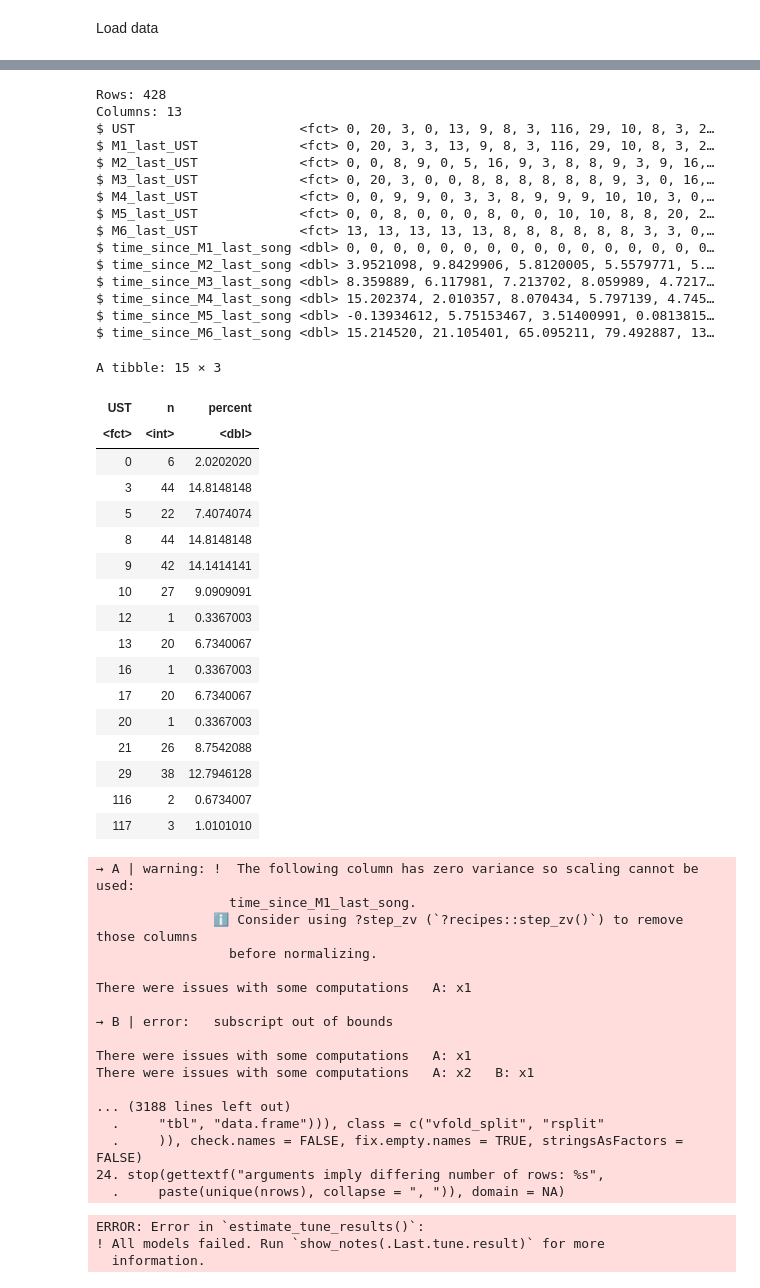
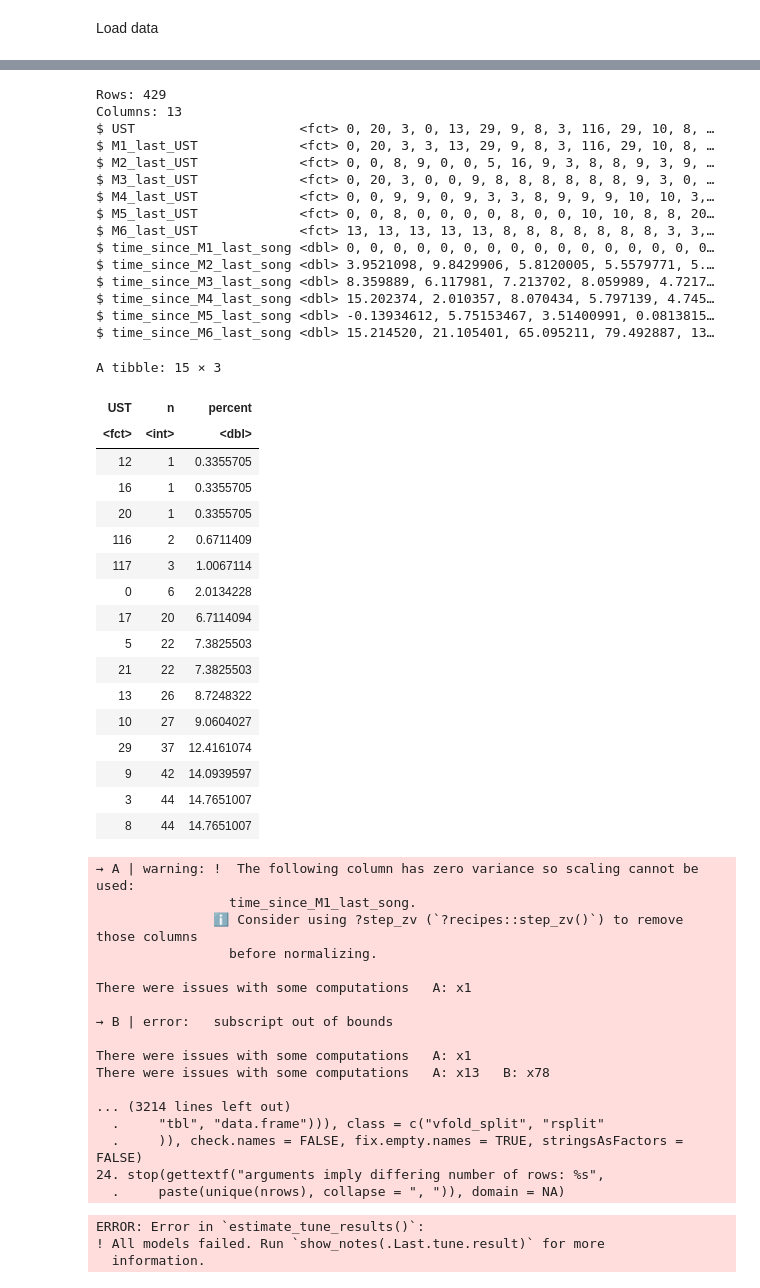
Before and after one commit to jsanvik/Birdsong, a Jupyter notebook: 03 Modelling/06 ust_decision_tree.ipynb, the cells around one changed output, grey strips where cells are left out. Drawn from its saved outputs; the diff is of its cells as text; code cells hidden in the pictures.

```diff
--- a/03 Modelling/06 ust_decision_tree.ipynb
+++ b/03 Modelling/06 ust_decision_tree.ipynb
@@ -20,6 +38,5 @@ set.seed(42)
 # %% [markdown]
 Load data
 # %%
-data <- read_csv("../data/matching_opportunities.csv") %>%
-    drop_na() # drop any row containing at least one NA value
+data <- read_csv("../data/matching_opportunities.csv")
 # %% [output]
@@ -48,4 +64,5 @@ data <- data %>%
     mutate(across(contains("UST"), ~ as.factor(.x)),
         does_it_match = as.factor(does_it_match),
         number_of_matches = as.integer(number_of_matches)) %>%
-    select(model_columns)
+    select(model_columns) %>%
+    drop_na() # drop any row containing at least one NA value
@@ -52,15 +80,15 @@ data <- data %>%
 # %%
 glimpse(data)
 # %% [output]
-Rows: 428
+Rows: 429
 Columns: 13
-$ UST                     <fct> 0, 20, 3, 0, 13, 9, 8, 3, 116, 29, 10, 8, 3, 2…
-$ M1_last_UST             <fct> 0, 20, 3, 3, 13, 9, 8, 3, 116, 29, 10, 8, 3, 2…
-$ M2_last_UST             <fct> 0, 0, 8, 9, 0, 5, 16, 9, 3, 8, 8, 9, 3, 9, 16,…
-$ M3_last_UST             <fct> 0, 20, 3, 0, 0, 8, 8, 8, 8, 8, 8, 9, 3, 0, 16,…
-$ M4_last_UST             <fct> 0, 0, 9, 9, 0, 3, 3, 8, 9, 9, 9, 10, 10, 3, 0,…
-$ M5_last_UST             <fct> 0, 0, 8, 0, 0, 0, 8, 0, 0, 10, 10, 8, 8, 20, 2…
-$ M6_last_UST             <fct> 13, 13, 13, 13, 13, 8, 8, 8, 8, 8, 8, 3, 3, 0,…
+$ UST                     <fct> 0, 20, 3, 0, 13, 29, 9, 8, 3, 116, 29, 10, 8, …
+$ M1_last_UST             <fct> 0, 20, 3, 3, 13, 29, 9, 8, 3, 116, 29, 10, 8, …
+$ M2_last_UST             <fct> 0, 0, 8, 9, 0, 0, 5, 16, 9, 3, 8, 8, 9, 3, 9, …
+$ M3_last_UST             <fct> 0, 20, 3, 0, 0, 9, 8, 8, 8, 8, 8, 8, 9, 3, 0, …
+$ M4_last_UST             <fct> 0, 0, 9, 9, 0, 9, 3, 3, 8, 9, 9, 9, 10, 10, 3,…
+$ M5_last_UST             <fct> 0, 0, 8, 0, 0, 0, 0, 8, 0, 0, 10, 10, 8, 8, 20…
+$ M6_last_UST             <fct> 13, 13, 13, 13, 13, 8, 8, 8, 8, 8, 8, 8, 3, 3,…
 $ time_since_M1_last_song <dbl> 0, 0, 0, 0, 0, 0, 0, 0, 0, 0, 0, 0, 0, 0, 0, 0…
 $ time_since_M2_last_song <dbl> 3.9521098, 9.8429906, 5.8120005, 5.5579771, 5.…
 $ time_since_M3_last_song <dbl> 8.359889, 6.117981, 7.213702, 8.059989, 4.7217…
@@ -70,39 +98,40 @@ $ time_since_M6_last_song <dbl> 15.214520, 21.105401, 65.095211, 79.492887, 13
 # %%
 
 # train test split
 train_test_split <- initial_split(data, prop = 0.7, strata=UST)
 
 train_data <- train_test_split %>% training()
 test_data <- train_test_split %>% testing()
 
 # In training data, how many song type matches?
 train_data %>%
     group_by(UST) %>%
     summarize(n = n()) %>%
-    mutate(percent = 100*n/nrow(train_data))
+    mutate(percent = 100*n/nrow(train_data)) %>%
+    arrange(percent)
 
 # use v-fold cross validation to assess model accuracy
 v <- 5
 train_vfold <- vfold_cv(train_data, v=v, strata = UST)
 # %% [output]
 A tibble: 15 × 3
 | UST | n | percent |
 | <fct> | <int> | <dbl> |
-| 0 | 6 | 2.0202020 |
-| 3 | 44 | 14.8148148 |
-| 5 | 22 | 7.4074074 |
-| 8 | 44 | 14.8148148 |
-| 9 | 42 | 14.1414141 |
-| 10 | 27 | 9.0909091 |
-| 12 | 1 | 0.3367003 |
-| 13 | 20 | 6.7340067 |
-| 16 | 1 | 0.3367003 |
-| 17 | 20 | 6.7340067 |
-| 20 | 1 | 0.3367003 |
-| 21 | 26 | 8.7542088 |
-| 29 | 38 | 12.7946128 |
-| 116 | 2 | 0.6734007 |
-| 117 | 3 | 1.0101010 |
+| 12 | 1 | 0.3355705 |
+| 16 | 1 | 0.3355705 |
+| 20 | 1 | 0.3355705 |
+| 116 | 2 | 0.6711409 |
+| 117 | 3 | 1.0067114 |
+| 0 | 6 | 2.0134228 |
+| 17 | 20 | 6.7114094 |
+| 5 | 22 | 7.3825503 |
+| 21 | 22 | 7.3825503 |
+| 13 | 26 | 8.7248322 |
+| 10 | 27 | 9.0604027 |
+| 29 | 37 | 12.4161074 |
+| 9 | 42 | 14.0939597 |
+| 3 | 44 | 14.7651007 |
+| 8 | 44 | 14.7651007 |
 # %%
 # Data preprocessing using a recipe
 recipe <- recipe(UST ~ ., data = train_data) %>%
@@ -138,9 +167,9 @@ There were issues with some computations   A: x1
 → B | error:   subscript out of bounds
 
 There were issues with some computations   A: x1
-There were issues with some computations   A: x2   B: x1
+There were issues with some computations   A: x13   B: x78
 
-... (3188 lines left out)
+... (3214 lines left out)
   .     "tbl", "data.frame"))), class = c("vfold_split", "rsplit"
   .     )), check.names = FALSE, fix.empty.names = TRUE, stringsAsFactors = FALSE)
 24. stop(gettextf("arguments imply differing number of rows: %s",
```
Also changed, not shown: parts of 9 cells of this notebook, 7 other files.
